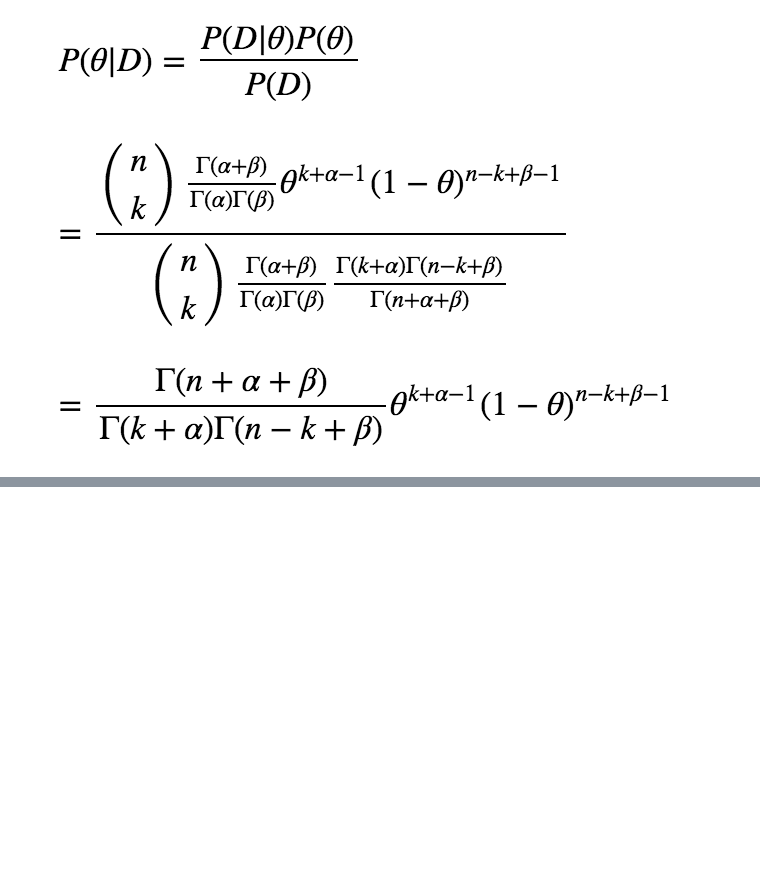
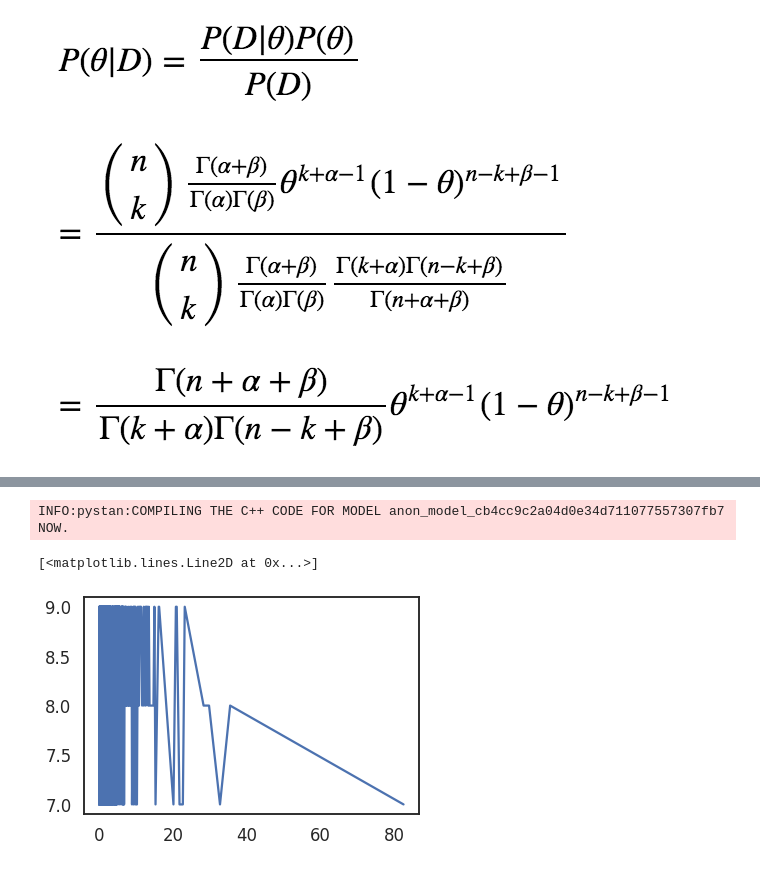
Before and after one commit to RageJohnny/algo_seminararbeit, a Jupyter notebook: Bayes-Universe.ipynb, the cells around one changed output, grey strips where cells are left out. Cells and saved outputs as stored; diff of their text form; code cells hidden in the pictures; blank space fills up the shorter version.

```diff
--- a/Bayes-Universe.ipynb
+++ b/Bayes-Universe.ipynb
@@ -309,0 +366,19 @@ We then need to use MCMC or other algorithms as a substitute for the direct inte
+# %%
+sns.set()  # Nice plot aesthetic
+np.random.seed(101)
+
+model = """
+data {
+    int<lower=0> N;
+    vector[N] x;
+    vector[N] y;
+}
+parameters {
+    real alpha;
+    real beta;
+    real<lower=0> sigma;
+}
+model {
+    y ~ normal(alpha + beta * x, sigma);
+}
+"""
@@ -309,0 +397,7 @@ We then need to use MCMC or other algorithms as a substitute for the direct inte
+# %%
+with open('./vgsales_extended.csv', mode='r') as file:
+    df = pd.read_csv(file)
+
+df.drop(columns=['NA_Sales', 'EU_Sales', 'JP_Sales', 'Other_Sales', 'Name'], inplace=True)
+df = df.dropna()
+df.head()
@@ -309,0 +411,2 @@ We then need to use MCMC or other algorithms as a substitute for the direct inte
+# %%
+selected = df[df["Critic_Category"]>=80]
@@ -309,0 +476,15 @@ We then need to use MCMC or other algorithms as a substitute for the direct inte
+# %%
+%matplotlib inline
+
+import numpy as np
+import scipy as sp
+import pandas as pd
+import matplotlib.pyplot as plt
+import seaborn as sns
+
+from scipy.stats import norm
+
+sns.set_style('white')
+sns.set_context('talk')
+
+np.random.seed(123)
@@ -309,0 +496,15 @@ We then need to use MCMC or other algorithms as a substitute for the direct inte
+# %%
+data = {'N': len(x_var), 'x': x_var, 'y': y_var}
+
+# Compile the model
+sm = pystan.StanModel(model_code=model)
+
+# Train the model and generate samples
+fit = sm.sampling(data=data, iter=1000, chains=4, warmup=500, thin=1, seed=101)
+# %% [output]
+INFO:pystan:COMPILING THE C++ CODE FOR MODEL anon_model_cb4cc9c2a04d0e34d711077557307fb7 NOW.
+# %%
+plt.plot( selected["Global_Sales"], selected["Critic_Category"])
+# %% [output]
+[<matplotlib.lines.Line2D at 0x...>]
+[figure, added]
```
Also changed, not shown: parts of 46 cells of this notebook.
